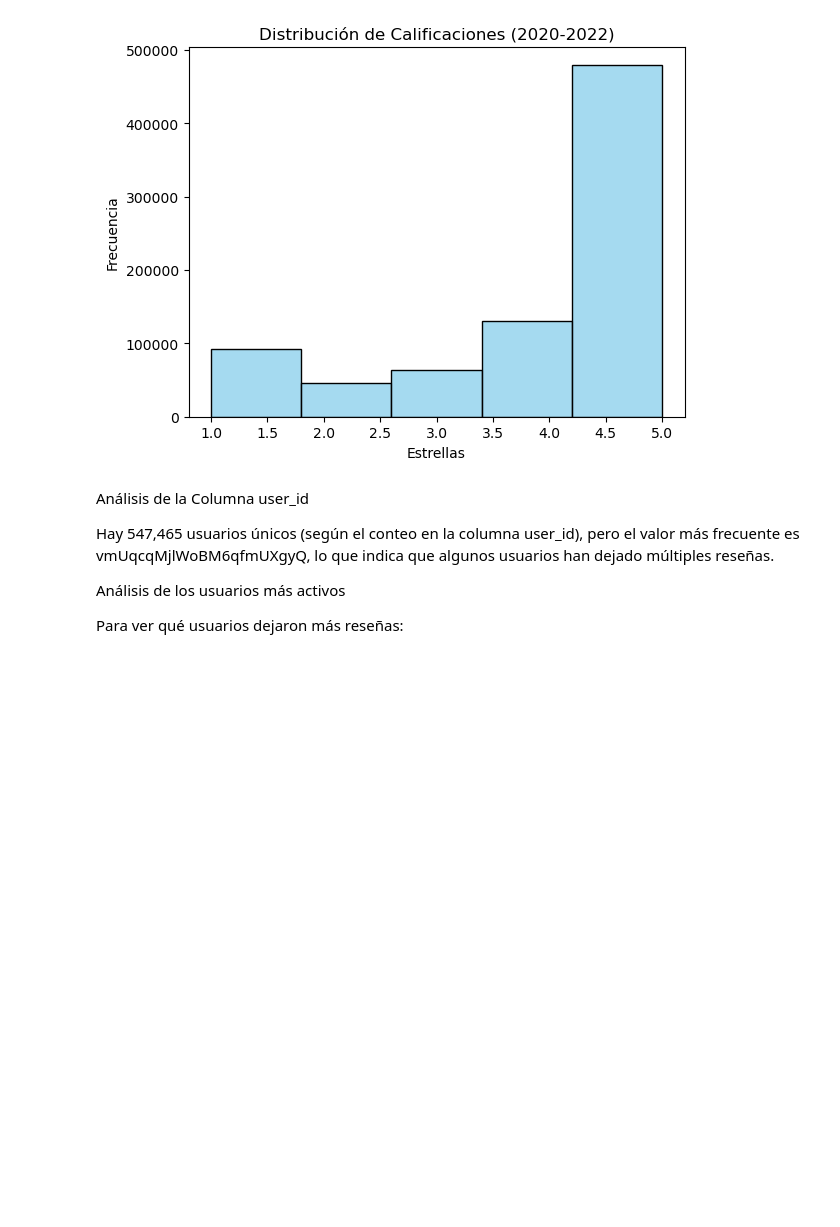
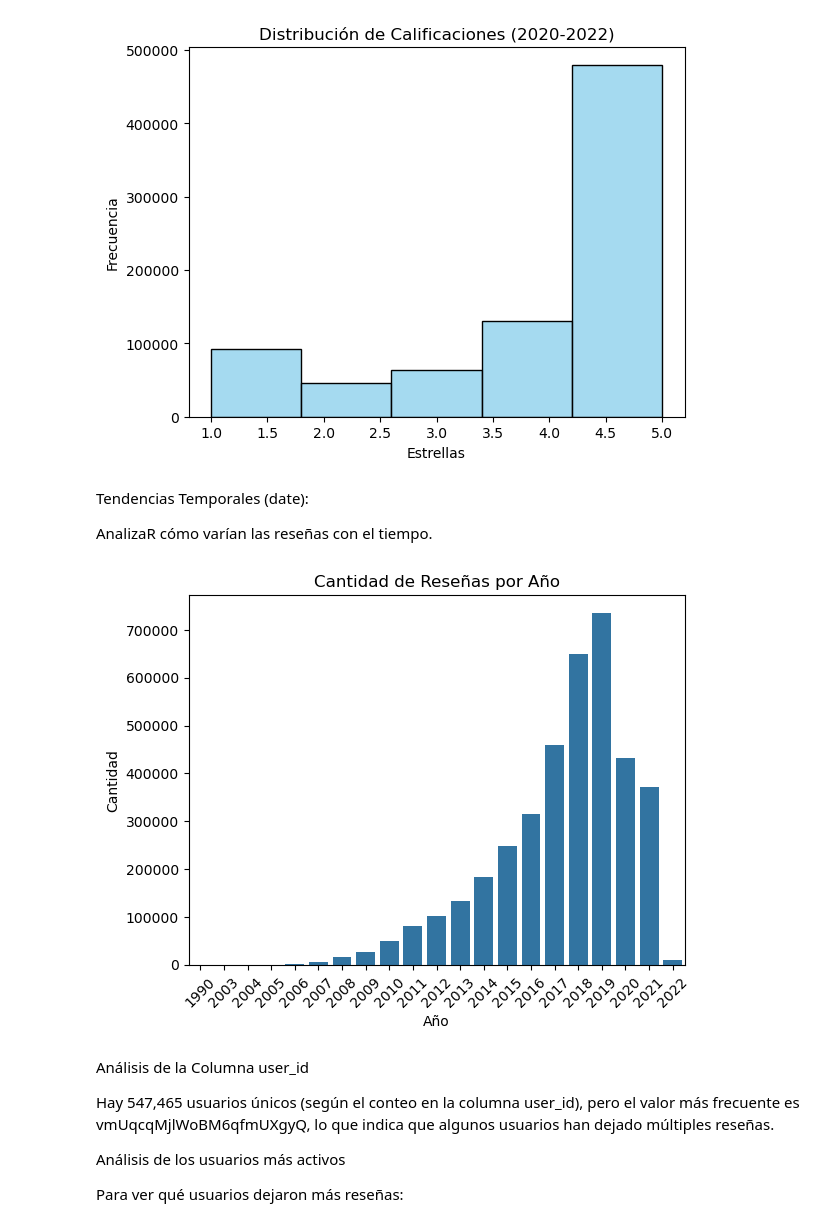
Before and after one commit to JosueMonte/restaurantguru, a Jupyter notebook: AnalisisDeSentimiento/Sprint3/EDAProfundo.ipynb, the cells around one changed output. Saved outputs shown, nothing was run; the diff lists cells and outputs as text; code cells hidden in the pictures; blank space fills up the shorter version.

```diff
--- a/AnalisisDeSentimiento/Sprint3/EDAProfundo.ipynb
+++ b/AnalisisDeSentimiento/Sprint3/EDAProfundo.ipynb
@@ -190,6 +190,20 @@ plt.ylabel('Frecuencia')
 plt.show()
 # %% [output]
 [figure]
+# %% [markdown]
+Tendencias Temporales (date):
+
+AnalizaR cómo varían las reseñas con el tiempo.
+# %%
+df['year'] = df['date'].dt.year
+sns.countplot(x='year', data=df)
+plt.title("Cantidad de Reseñas por Año")
+plt.xlabel("Año")
+plt.ylabel("Cantidad")
+plt.xticks(rotation=45)
+plt.show()
+# %% [output]
+[figure, added]
 # %% [markdown]
 Análisis de la Columna user_id
 
```
